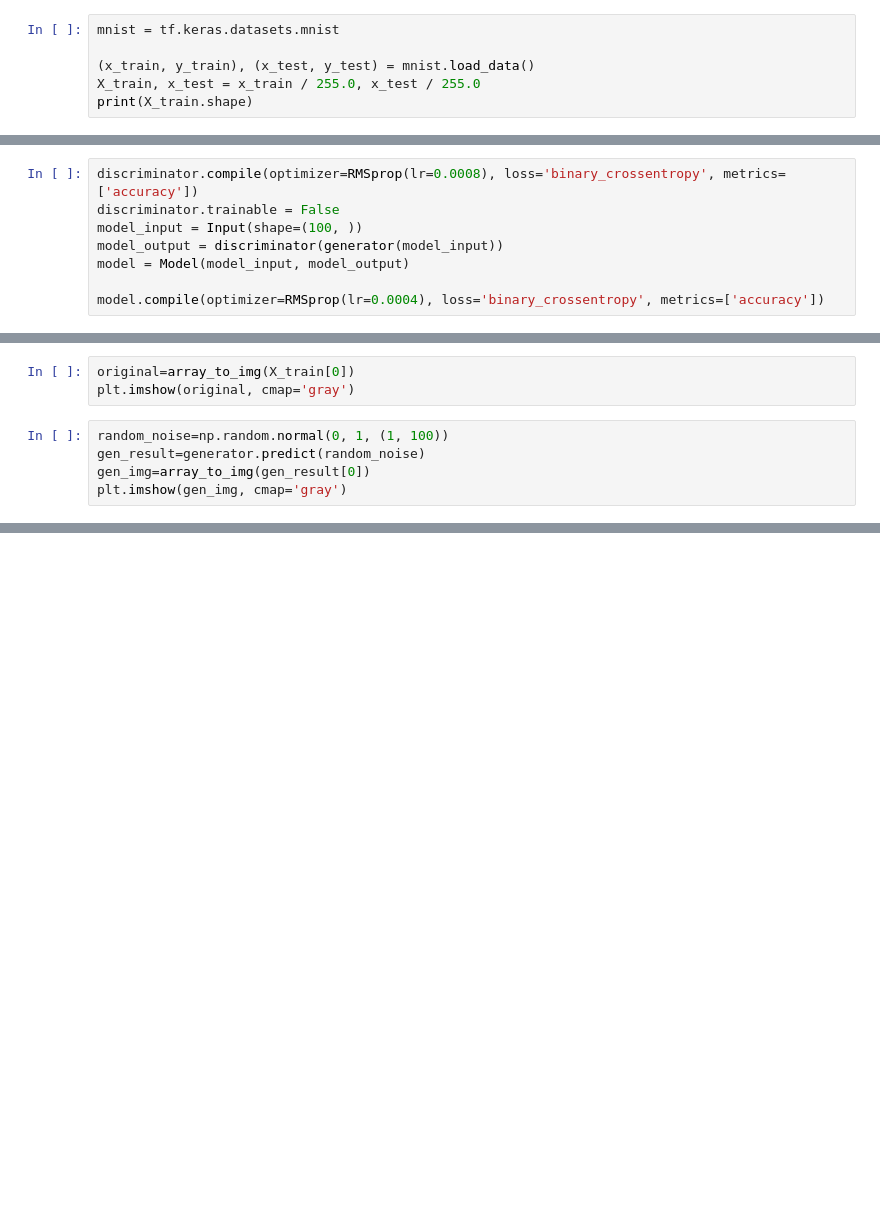
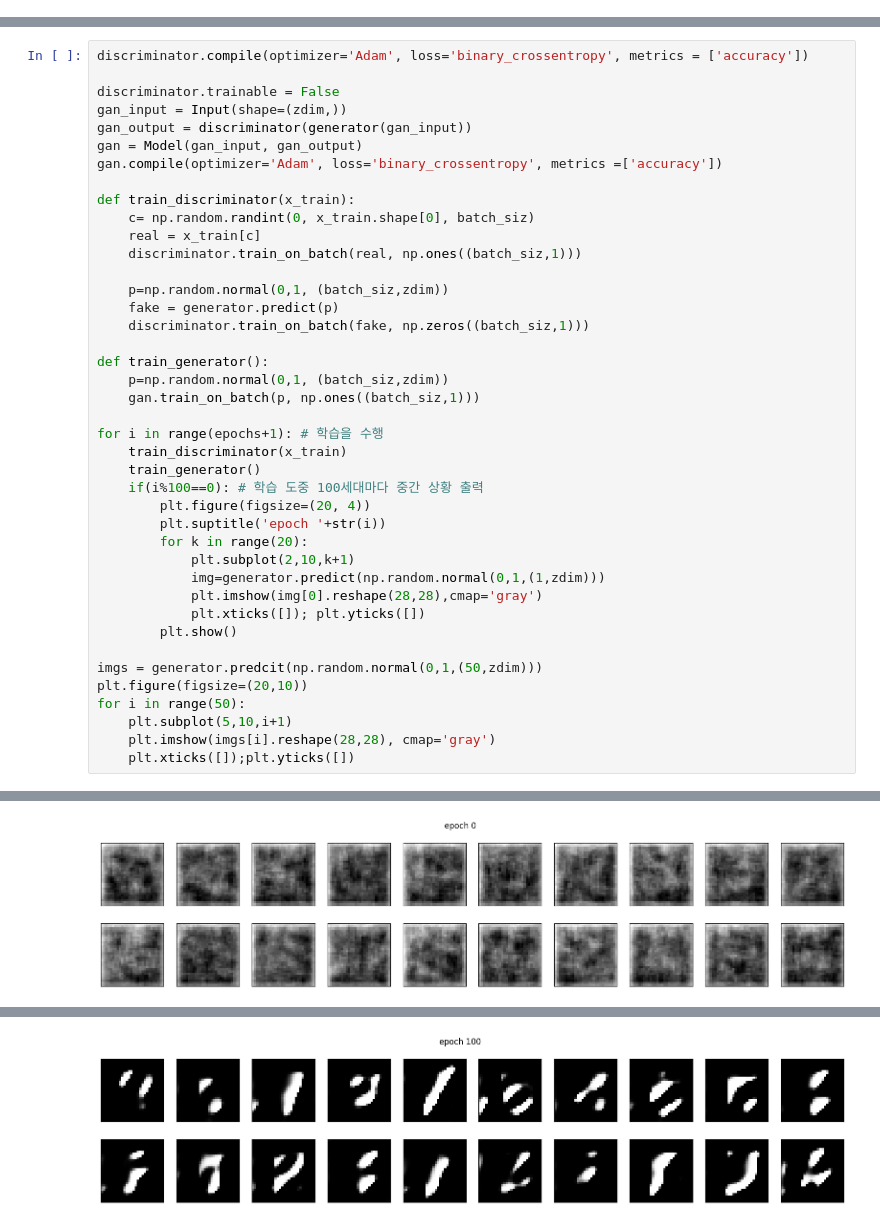
Before and after one commit to trevormoon/GAN_study, a Jupyter notebook: GAN_Example.ipynb, the cells around one changed output, grey strips where cells are left out. Cells and saved outputs as stored; diff of their text form; blank space fills up the shorter version.

```diff
--- a/GAN_Example.ipynb
+++ b/GAN_Example.ipynb
@@ -17,6 +2,0 @@ from tqdm import tqdm
-# %%
-mnist = tf.keras.datasets.mnist
-
-(x_train, y_train), (x_test, y_test) = mnist.load_data()
-X_train, x_test = x_train / 255.0, x_test / 255.0
-print(X_train.shape)
@@ -112,11 +91,3 @@ Total params: 844161 (3.22 MB)
 Trainable params: 837377 (3.19 MB)
 Non-trainable params: 6784 (26.50 KB)
 _________________________________________________________________
-# %%
-discriminator.compile(optimizer=RMSprop(lr=0.0008), loss='binary_crossentropy', metrics=['accuracy'])
-discriminator.trainable = False
-model_input = Input(shape=(100, ))
-model_output = discriminator(generator(model_input))
-model = Model(model_input, model_output)
-
-model.compile(optimizer=RMSprop(lr=0.0004), loss='binary_crossentropy', metrics=['accuracy'])
@@ -174,8 +94,42 @@ for epoch in tqdm(range(2000)):
-# %%
-original=array_to_img(X_train[0])
-plt.imshow(original, cmap='gray')
-# %%
-random_noise=np.random.normal(0, 1, (1, 100))
-gen_result=generator.predict(random_noise)
-gen_img=array_to_img(gen_result[0])
-plt.imshow(gen_img, cmap='gray')
+# %%
+discriminator.compile(optimizer='Adam', loss='binary_crossentropy', metrics = ['accuracy'])
+
+discriminator.trainable = False
+gan_input = Input(shape=(zdim,))
+gan_output = discriminator(generator(gan_input))
+gan = Model(gan_input, gan_output)
+gan.compile(optimizer='Adam', loss='binary_crossentropy', metrics =['accuracy'])
+
+def train_discriminator(x_train):
+    c= np.random.randint(0, x_train.shape[0], batch_siz)
+    real = x_train[c]
+    discriminator.train_on_batch(real, np.ones((batch_siz,1)))
+
+    p=np.random.normal(0,1, (batch_siz,zdim))
+    fake = generator.predict(p)
+    discriminator.train_on_batch(fake, np.zeros((batch_siz,1)))
+
+def train_generator():
+    p=np.random.normal(0,1, (batch_siz,zdim))
+    gan.train_on_batch(p, np.ones((batch_siz,1)))
+
+for i in range(epochs+1): # 학습을 수행
+    train_discriminator(x_train)
+    train_generator()
+    if(i%100==0): # 학습 도중 100세대마다 중간 상황 출력
+        plt.figure(figsize=(20, 4))
+        plt.suptitle('epoch '+str(i))
+        for k in range(20):
+            plt.subplot(2,10,k+1)
+            img=generator.predict(np.random.normal(0,1,(1,zdim)))
+            plt.imshow(img[0].reshape(28,28),cmap='gray')
+            plt.xticks([]); plt.yticks([])
+        plt.show()
+
+imgs = generator.predcit(np.random.normal(0,1,(50,zdim)))
+plt.figure(figsize=(20,10))
+for i in range(50):
+    plt.subplot(5,10,i+1)
+    plt.imshow(imgs[i].reshape(28,28), cmap='gray')
+    plt.xticks([]);plt.yticks([])
+# %% [output]
@@ -181,0 +153 @@ plt.imshow(gen_img, cmap='gray')
+[figure, added]
@@ -181,0 +171 @@ plt.imshow(gen_img, cmap='gray')
+[figure, added]
```
Also changed, not shown: parts of 8 cells of this notebook.
